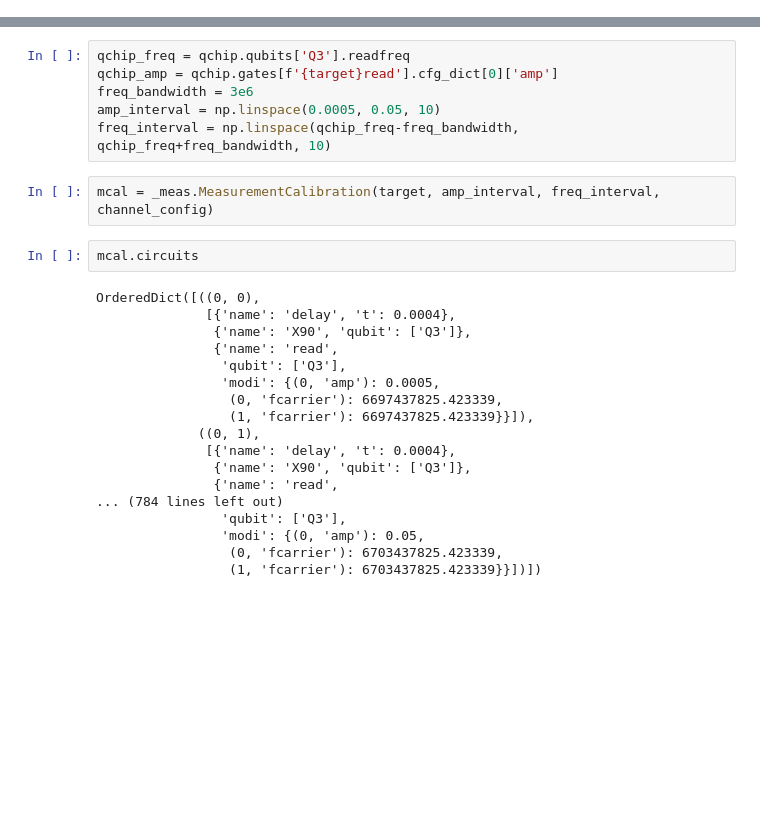
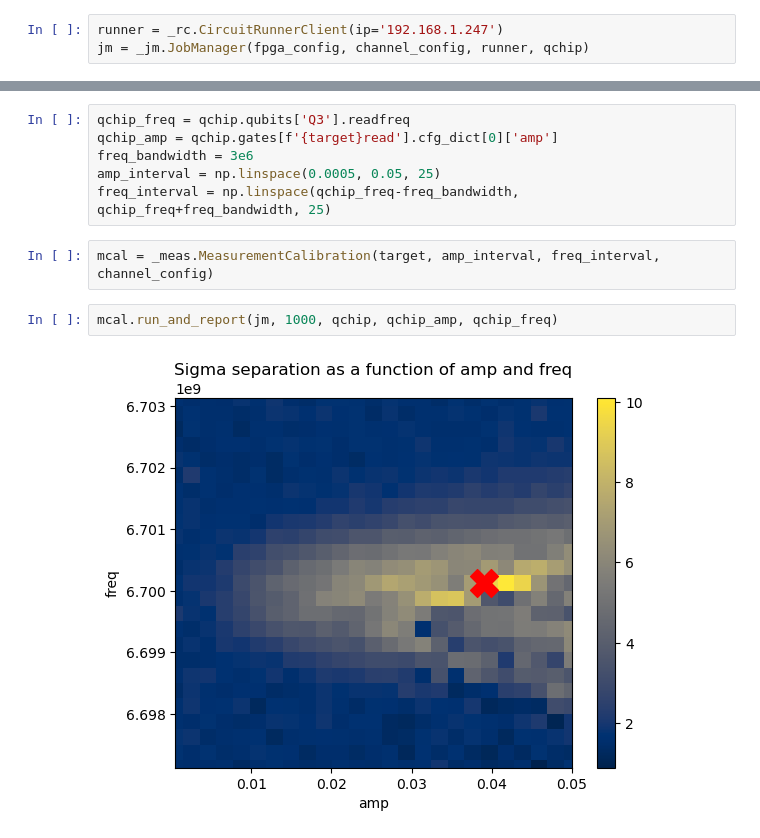
Before and after one commit to xianChunZeng/lblQubic, a Jupyter notebook: notebooks/measurement_calibration.ipynb, the cells around one changed output, grey strips where cells are left out. Cells and saved outputs as stored; diff of their text form; blank space fills up the shorter version.

```diff
--- a/notebooks/measurement_calibration.ipynb
+++ b/notebooks/measurement_calibration.ipynb
@@ -24,6 +22,9 @@ fpga_config = FPGAConfig(**{'fpga_clk_period': 2.e-9, 'alu_instr_clks': 5, 'jump
 
 qchipname = 'X4Y2'
 fpga_config, qchip, channel_config = _cfg.load_configs(qchipname)
+# %%
+runner = _rc.CircuitRunnerClient(ip='192.168.1.247')
+jm = _jm.JobManager(fpga_config, channel_config, runner, qchip)
 # %%
 target = 'Q3'
 # %%
@@ -34,27 +39,11 @@ qchip.gates[f'{target}read'].cfg_dict[0]['amp']
 qchip_freq = qchip.qubits['Q3'].readfreq
 qchip_amp = qchip.gates[f'{target}read'].cfg_dict[0]['amp']
 freq_bandwidth = 3e6
-amp_interval = np.linspace(0.0005, 0.05, 10)
-freq_interval = np.linspace(qchip_freq-freq_bandwidth, qchip_freq+freq_bandwidth, 10)
+amp_interval = np.linspace(0.0005, 0.05, 25)
+freq_interval = np.linspace(qchip_freq-freq_bandwidth, qchip_freq+freq_bandwidth, 25)
 # %%
 mcal = _meas.MeasurementCalibration(target, amp_interval, freq_interval, channel_config)
-# %%
-mcal.circuits
-# %% [output]
-OrderedDict([((0, 0),
-              [{'name': 'delay', 't': 0.0004},
-               {'name': 'X90', 'qubit': ['Q3']},
-               {'name': 'read',
-                'qubit': ['Q3'],
-                'modi': {(0, 'amp'): 0.0005,
-                 (0, 'fcarrier'): 6697437825.423339,
-                 (1, 'fcarrier'): 6697437825.423339}}]),
-             ((0, 1),
-              [{'name': 'delay', 't': 0.0004},
-               {'name': 'X90', 'qubit': ['Q3']},
-               {'name': 'read',
-... (784 lines left out)
-                'qubit': ['Q3'],
-                'modi': {(0, 'amp'): 0.05,
-                 (0, 'fcarrier'): 6703437825.423339,
-                 (1, 'fcarrier'): 6703437825.423339}}])])
+# %%
+mcal.run_and_report(jm, 1000, qchip, qchip_amp, qchip_freq)
+# %% [output]
+[figure, added]
```
Also changed, not shown: parts of 6 cells of this notebook, 7 other files.
